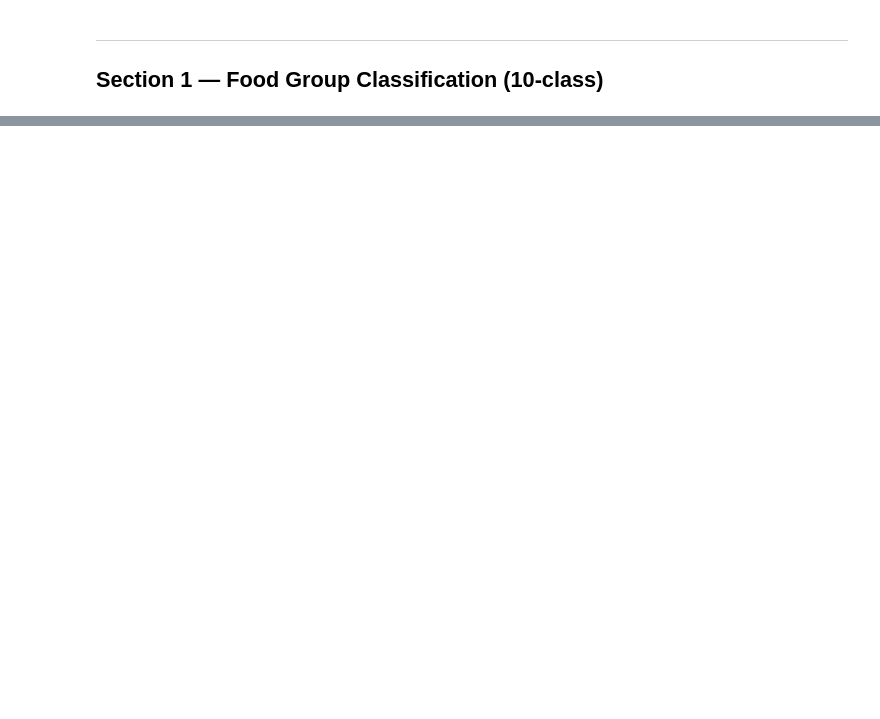
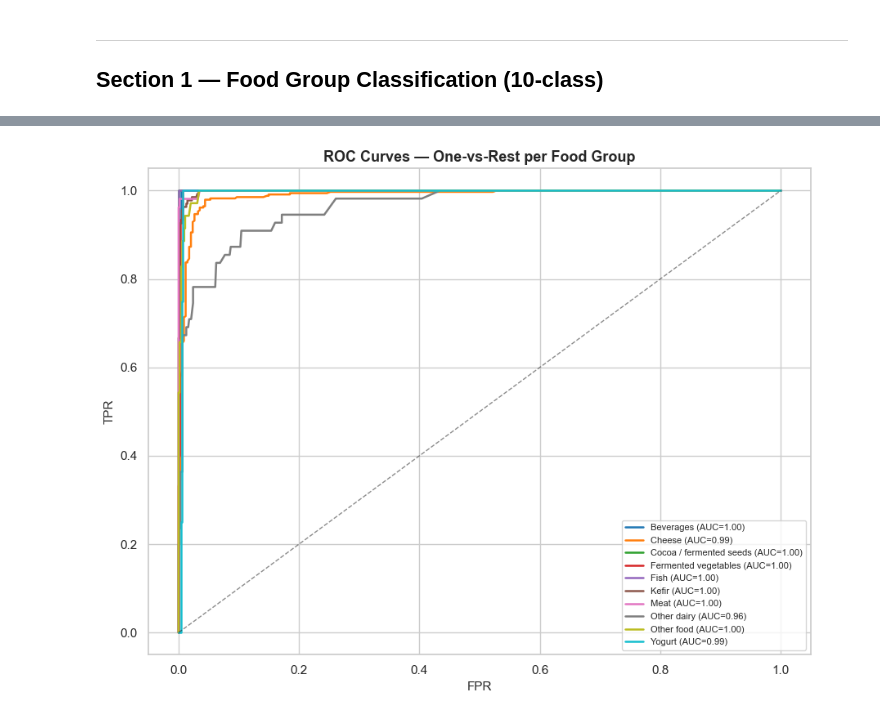
Before and after one commit to RoeeWnaor/microbiome-project_shelano, a Jupyter notebook: evaluation.ipynb, the cells around one changed output, grey strips where cells are left out. Drawn from its saved outputs; the diff is of its cells as text; code cells hidden in the pictures; blank space fills up the shorter version.

```diff
--- a/evaluation.ipynb
+++ b/evaluation.ipynb
@@ -129,0 +155,11 @@ D2 transitions: 349  |  food features: 77
+# %%
+# Shared train/test splits used throughout
+X1_tr, X1_te, yg_tr, yg_te = train_test_split(
+    X1, y_grp_enc, test_size=0.2, stratify=y_grp_enc, random_state=RANDOM_SEED)
+Xf_tr, Xf_te, yf_tr, yf_te = train_test_split(
+    X1, y_ferment, test_size=0.2, stratify=y_ferment, random_state=RANDOM_SEED)
+X_tr3, X_te3, ys_tr, ys_te = train_test_split(
+    X_full, y_score, test_size=0.25, random_state=RANDOM_SEED)
+X_tr4, X_te4, yg_tr4, yg_te4 = train_test_split(
+    X_full, y_good, test_size=0.25, stratify=y_good, random_state=RANDOM_SEED)
+print('Train/test splits ready.')
@@ -676,0 +232,17 @@ Saved: evaluation_summary.csv, food_ranking_bootstrap.csv
+# %%
+# ROC curves per class
+n_classes = len(le.classes_)
+yg_bin    = label_binarize(yg_te, classes=list(range(n_classes)))
+palette_roc = sns.color_palette('tab10', n_classes)
+fig, ax = plt.subplots(figsize=(9, 7))
+for i, (cls, color) in enumerate(zip(le.classes_, palette_roc)):
+    fpr_i, tpr_i, _ = roc_curve(yg_bin[:, i], yg_proba[:, i])
+    ax.plot(fpr_i, tpr_i, color=color, lw=1.8,
+            label=f'{cls} (AUC={auc(fpr_i,tpr_i):.2f})')
+ax.plot([0,1],[0,1],'k--',lw=1,alpha=0.5)
+ax.set_xlabel('FPR', fontsize=11); ax.set_ylabel('TPR', fontsize=11)
+ax.set_title('ROC Curves — One-vs-Rest per Food Group', weight='bold', fontsize=13)
+ax.legend(fontsize=8, loc='lower right')
+plt.tight_layout(); plt.show()
+# %% [output]
+[figure, added]
```
Also changed, not shown: parts of 53 cells of this notebook, 3 other files.
